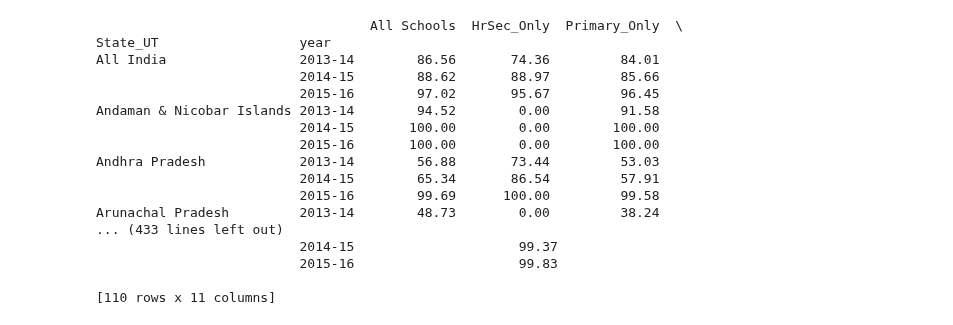
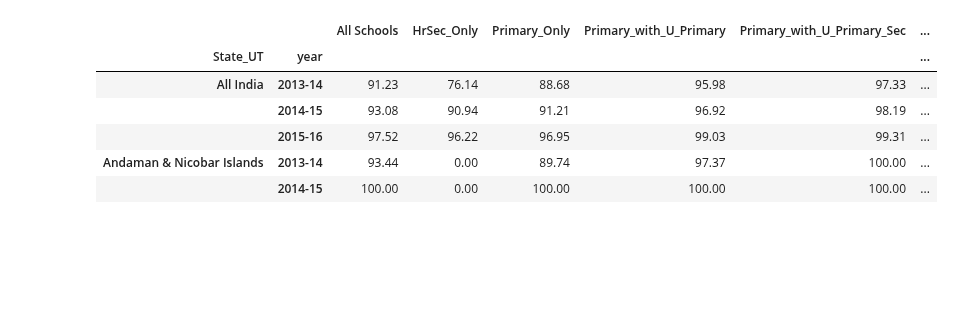
Before and after one commit to rahulvaish/MachineLearning-Python, a Jupyter notebook: UnderstandingPivotTables.ipynb, the cells around one changed output. Saved outputs shown, nothing was run; the diff lists cells and outputs as text; code cells hidden in the pictures; blank space fills up the shorter version.

```diff
--- a/UnderstandingPivotTables.ipynb
+++ b/UnderstandingPivotTables.ipynb
@@ -26,23 +39,13 @@ boys
 # %%
-boys_pivot_State_UT = pd.pivot_table(boys, index = ['State_UT','year'])
+girls_Pivot_State_UT_Year = pd.pivot_table(girls, index = ['State_UT','year'])
-# %%
-print(boys_pivot_State_UT)
-# %% [output]
-                                   All Schools  HrSec_Only  Primary_Only  \
-State_UT                  year
-All India                 2013-14        86.56       74.36         84.01
-                          2014-15        88.62       88.97         85.66
-                          2015-16        97.02       95.67         96.45
-Andaman & Nicobar Islands 2013-14        94.52        0.00         91.58
-                          2014-15       100.00        0.00        100.00
-                          2015-16       100.00        0.00        100.00
-Andhra Pradesh            2013-14        56.88       73.44         53.03
-                          2014-15        65.34       86.54         57.91
-                          2015-16        99.69      100.00         99.58
-Arunachal Pradesh         2013-14        48.73        0.00         38.24
-... (433 lines left out)
-                          2014-15                     99.37
-                          2015-16                     99.83
-
-[110 rows x 11 columns]
+# %%
+girls_Pivot_State_UT_Year.head(5)
+# %% [output]
+|  |  | All Schools | HrSec_Only | Primary_Only | Primary_with_U_Primary | Primary_with_U_Primary_Sec | ... |
+| State_UT | year |  |  |  |  |  | ... |
+| All India | 2013-14 | 91.23 | 76.14 | 88.68 | 95.98 | 97.33 | ... |
+|  | 2014-15 | 93.08 | 90.94 | 91.21 | 96.92 | 98.19 | ... |
+|  | 2015-16 | 97.52 | 96.22 | 96.95 | 99.03 | 99.31 | ... |
+| Andaman & Nicobar Islands | 2013-14 | 93.44 | 0.00 | 89.74 | 97.37 | 100.00 | ... |
+|  | 2014-15 | 100.00 | 0.00 | 100.00 | 100.00 | 100.00 | ... |
 # %%
```
Also changed, not shown: parts of 14 cells of this notebook.
